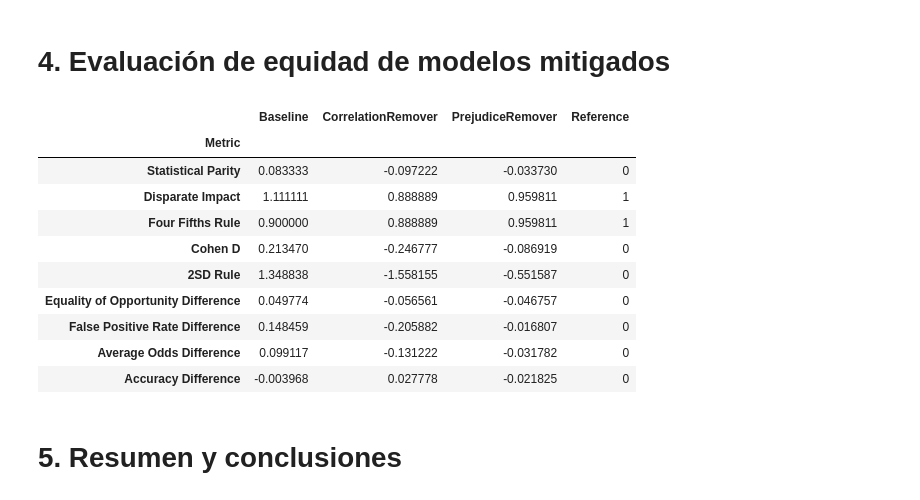
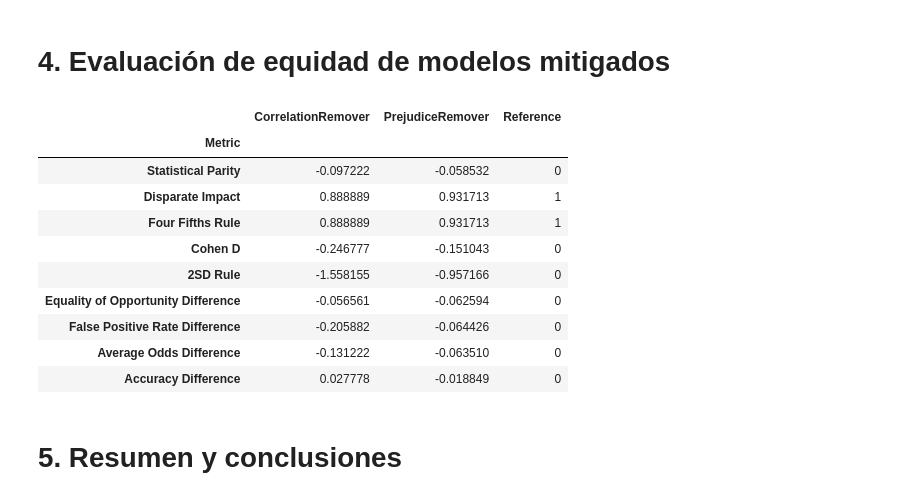
Before and after one commit to Gerardo1909/tpfinal_equidad, a Jupyter notebook: tp_final_fairness_ML/notebooks/05_modelo_mitigado.ipynb, the cells around one changed output. Cells and saved outputs as stored; diff of their text form; code cells hidden in the pictures.

```diff
--- a/tp_final_fairness_ML/notebooks/05_modelo_mitigado.ipynb
+++ b/tp_final_fairness_ML/notebooks/05_modelo_mitigado.ipynb
@@ -142,28 +102,29 @@ Preprocessing model accuracy: 0.7700
 # %% [markdown]
 ## 3.1 Aplicación del método y entrenamiento del modelo
 # %%
-# Define inprocessing model
 from holisticai.bias.mitigation import PrejudiceRemover
 
+mitigator = PrejudiceRemover(maxiter=100, fit_intercept=True, verbose=1, print_interval=1)
+
 model = LogisticRegression(random_state=42, max_iter=1000)
-mitigator = PrejudiceRemover(maxiter=100, fit_intercept=True, verbose=1, print_interval=1).transform_estimator(model)
 
-# Standardize data and fit model
-scaler = StandardScaler()
-group_a_train = X_train['genre_male'] == 1
-group_b_train = X_train['genre_male'] == 0
-group_a_test = X_test['genre_male'] == 1
-group_b_test = X_test['genre_male'] == 0
-X_train = scaler.fit_transform(X_train)
-mitigator.fit(X_train, y_train, group_a_train, group_b_train)
+pipeline = Pipeline(steps=[
+    ('scaler', StandardScaler()),
+    ("bm_inprocessing", mitigator.transform_estimator(model)),
+])
 
-# Standardize data and predict
-X_test = scaler.transform(X_test)
-y_pred = mitigator.predict(X_test, group_a_test, group_b_test)
+pipeline.fit(X_train, y_train, bm__group_a=X_train['genre_male'] == 1, bm__group_b=X_train['genre_male'] == 0)
 
-# Evaluate bias metrics
-metrics_prejudice = classification_bias_metrics(group_a_test, group_b_test, y_pred, y_test, metric_type='both')
+y_pred_prejudice = pipeline.predict(X_test, bm__group_a=X_test['genre_male'] == 1, bm__group_b=X_test['genre_male'] == 0)
+
+metrics_prejudice = classification_bias_metrics(
+    X_test['genre_male'] == 1,
+    X_test['genre_male'] == 0,
+    y_pred_prejudice,
+    y_test,
+    metric_type='both'
+)
+
 metrics['PrejudiceRemover'] = metrics_prejudice
-print(metrics['PrejudiceRemover'])
-print(f"Inprocessing model accuracy: {accuracy_score(y_test, y_pred):.4f}")
+print(metrics_prejudice)
 # %% [output]
@@ -188,32 +163,30 @@ Inprocessing model accuracy: 0.7700
 # %% [markdown]
 # 4. Evaluación de equidad de modelos mitigados
 # %%
-# Comparison table of bias metrics
-
-keys = ['Baseline', 'CorrelationRemover', 'PrejudiceRemover', 'Reference']
-comparison = pd.concat([baseline['Value'], metrics_preprocessing_correlationRemover['Value'], metrics_prejudice], axis=1)
+keys = ['CorrelationRemover', 'PrejudiceRemover', 'Reference']
+comparison = pd.concat([metrics_preprocessing_correlationRemover['Value'], metrics_prejudice], axis=1)
 comparison.columns = keys
 
 def highlight_closest(s):
     reference = s['Reference']
     differences = s.drop('Reference').apply(lambda x: abs(x - reference))
     closest = differences.idxmin()
     return ['background-color: mediumseagreen' if x == s[closest] else '' for x in s]
 
 comparison_highlighted = comparison.style.apply(highlight_closest, axis=1)
 comparison_highlighted
 # %% [output]
-|  | Baseline | CorrelationRemover | PrejudiceRemover | Reference |
-| Metric |  |  |  |  |
-| Statistical Parity | 0.083333 | -0.097222 | -0.033730 | 0 |
-| Disparate Impact | 1.111111 | 0.888889 | 0.959811 | 1 |
-| Four Fifths Rule | 0.900000 | 0.888889 | 0.959811 | 1 |
-| Cohen D | 0.213470 | -0.246777 | -0.086919 | 0 |
-| 2SD Rule | 1.348838 | -1.558155 | -0.551587 | 0 |
-| Equality of Opportunity Difference | 0.049774 | -0.056561 | -0.046757 | 0 |
-| False Positive Rate Difference | 0.148459 | -0.205882 | -0.016807 | 0 |
-| Average Odds Difference | 0.099117 | -0.131222 | -0.031782 | 0 |
-| Accuracy Difference | -0.003968 | 0.027778 | -0.021825 | 0 |
+|  | CorrelationRemover | PrejudiceRemover | Reference |
+| Metric |  |  |  |
+| Statistical Parity | -0.097222 | -0.058532 | 0 |
+| Disparate Impact | 0.888889 | 0.931713 | 1 |
+| Four Fifths Rule | 0.888889 | 0.931713 | 1 |
+| Cohen D | -0.246777 | -0.151043 | 0 |
+| 2SD Rule | -1.558155 | -0.957166 | 0 |
+| Equality of Opportunity Difference | -0.056561 | -0.062594 | 0 |
+| False Positive Rate Difference | -0.205882 | -0.064426 | 0 |
+| Average Odds Difference | -0.131222 | -0.063510 | 0 |
+| Accuracy Difference | 0.027778 | -0.018849 | 0 |
 # %% [markdown]
 # 5. Resumen y conclusiones
 # %% [markdown]
```
Also changed, not shown: parts of 19 cells of this notebook, 14 other files.
